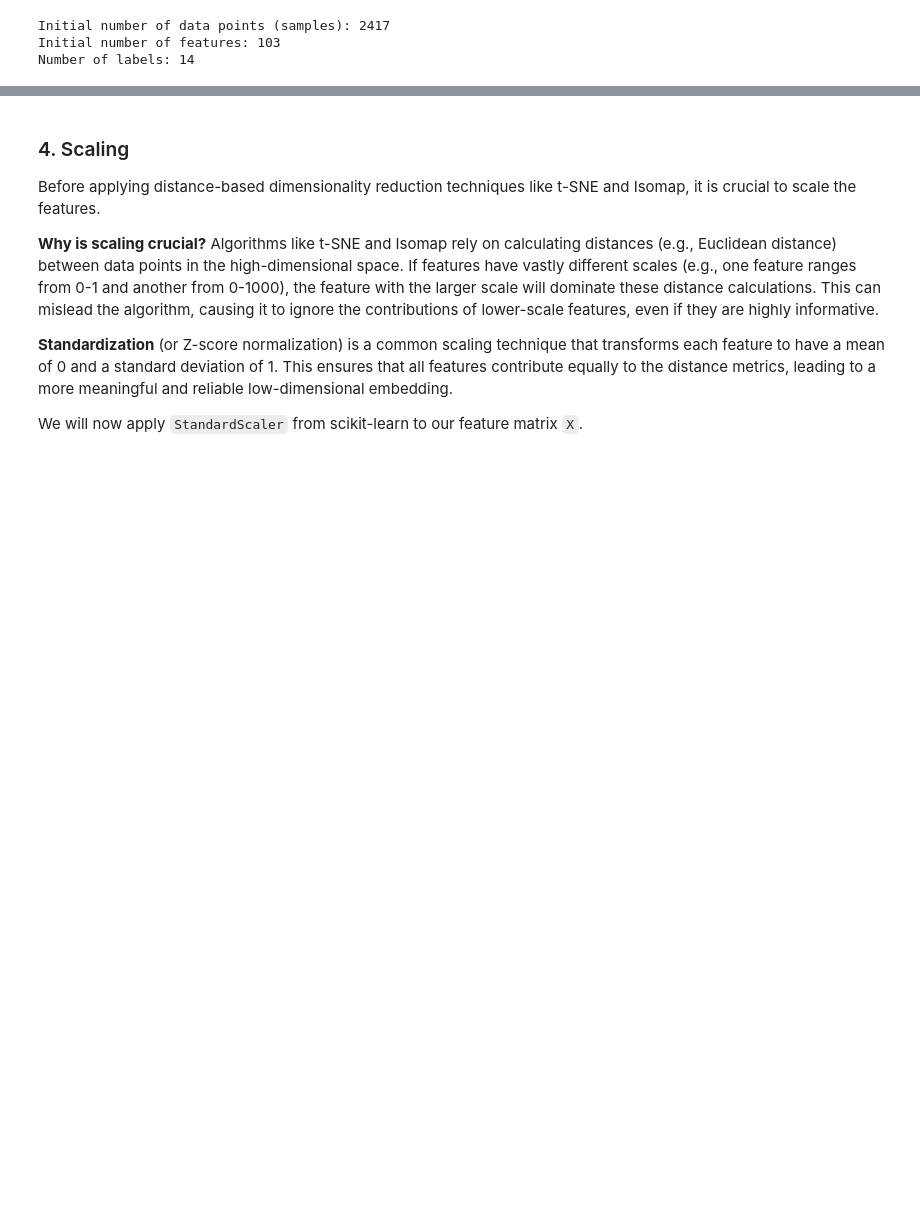
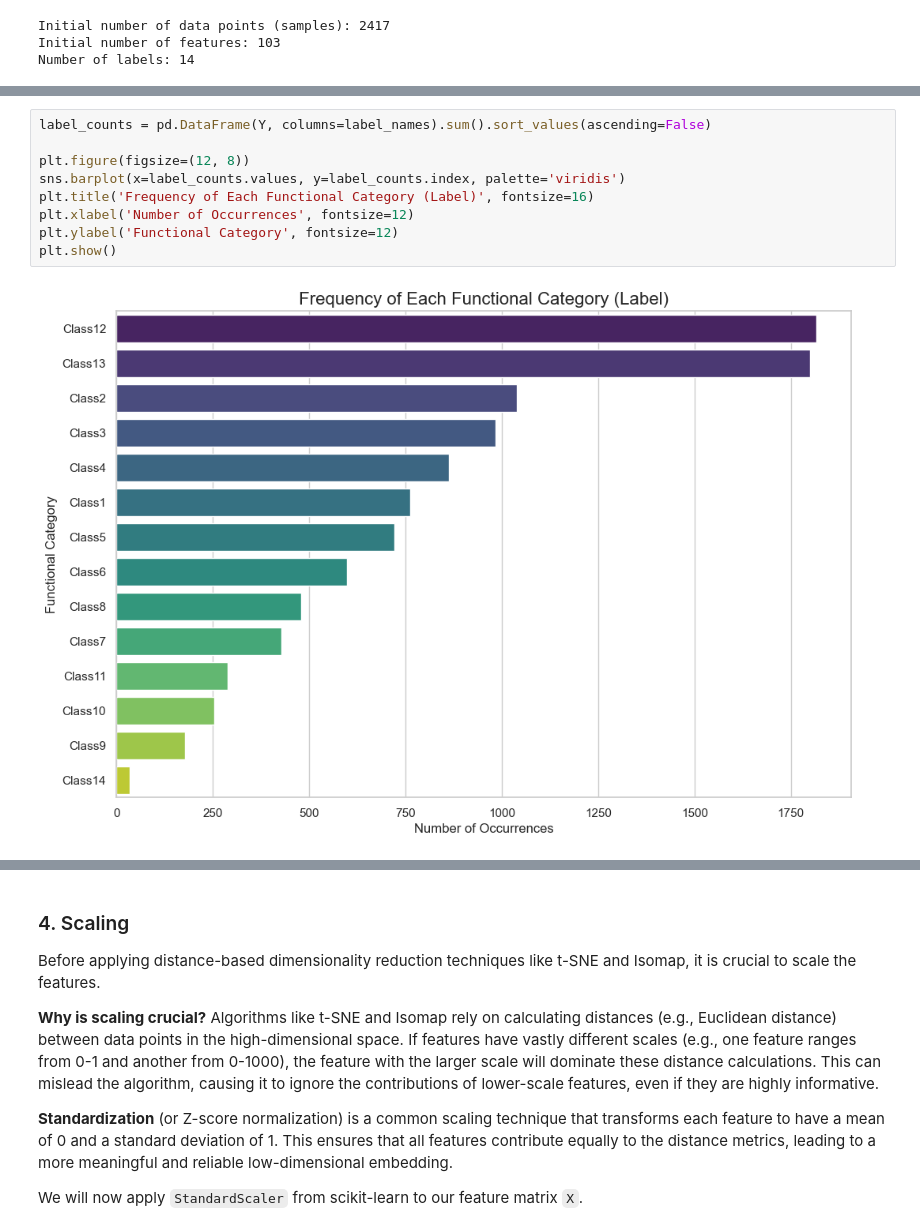
Before and after one commit to Saranath07/Assignment-5-DA5401-da25e003, a Jupyter notebook: da25e003_Assignment_5.ipynb, the cells around one changed output, grey strips where cells are left out. Cells and saved outputs as stored; diff of their text form; blank space fills up the shorter version.

```diff
--- a/da25e003_Assignment_5.ipynb
+++ b/da25e003_Assignment_5.ipynb
@@ -73,0 +85,11 @@ Number of labels: 14
+# %%
+label_counts = pd.DataFrame(Y, columns=label_names).sum().sort_values(ascending=False)
+
+plt.figure(figsize=(12, 8))
+sns.barplot(x=label_counts.values, y=label_counts.index, palette='viridis')
+plt.title('Frequency of Each Functional Category (Label)', fontsize=16)
+plt.xlabel('Number of Occurrences', fontsize=12)
+plt.ylabel('Functional Category', fontsize=12)
+plt.show()
+# %% [output]
+[figure, added]
```
Also changed, not shown: parts of 26 cells of this notebook, 2 other files.
